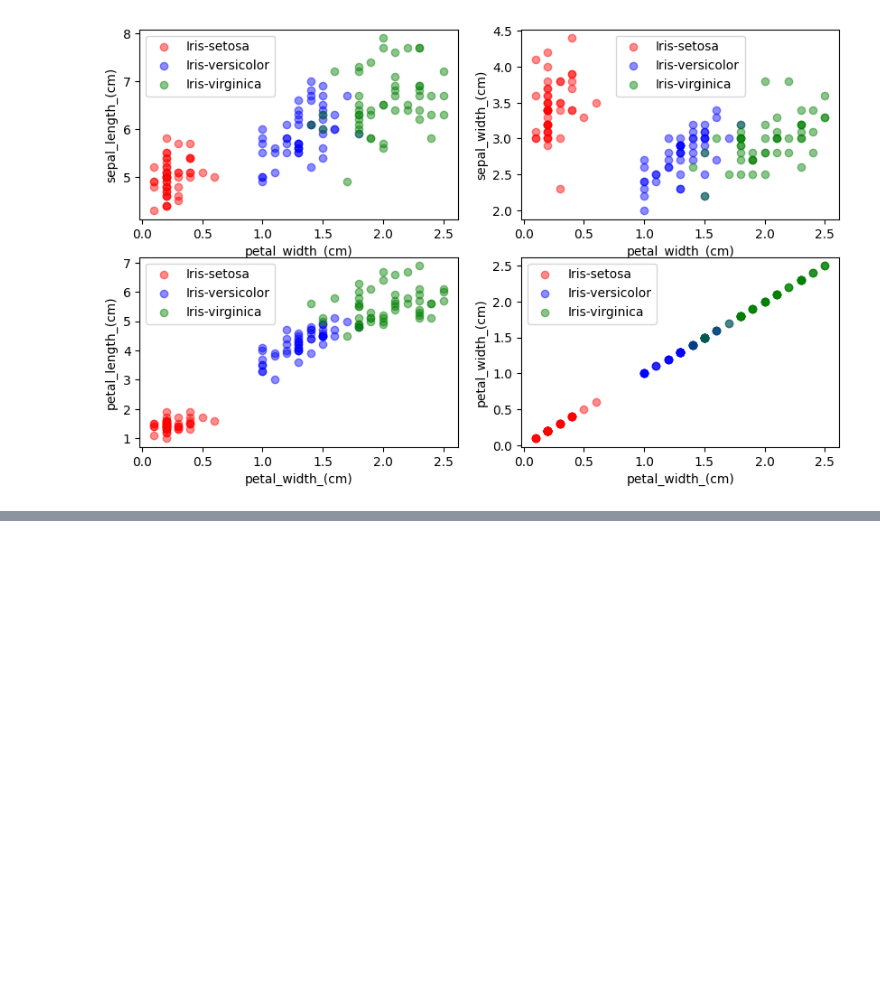
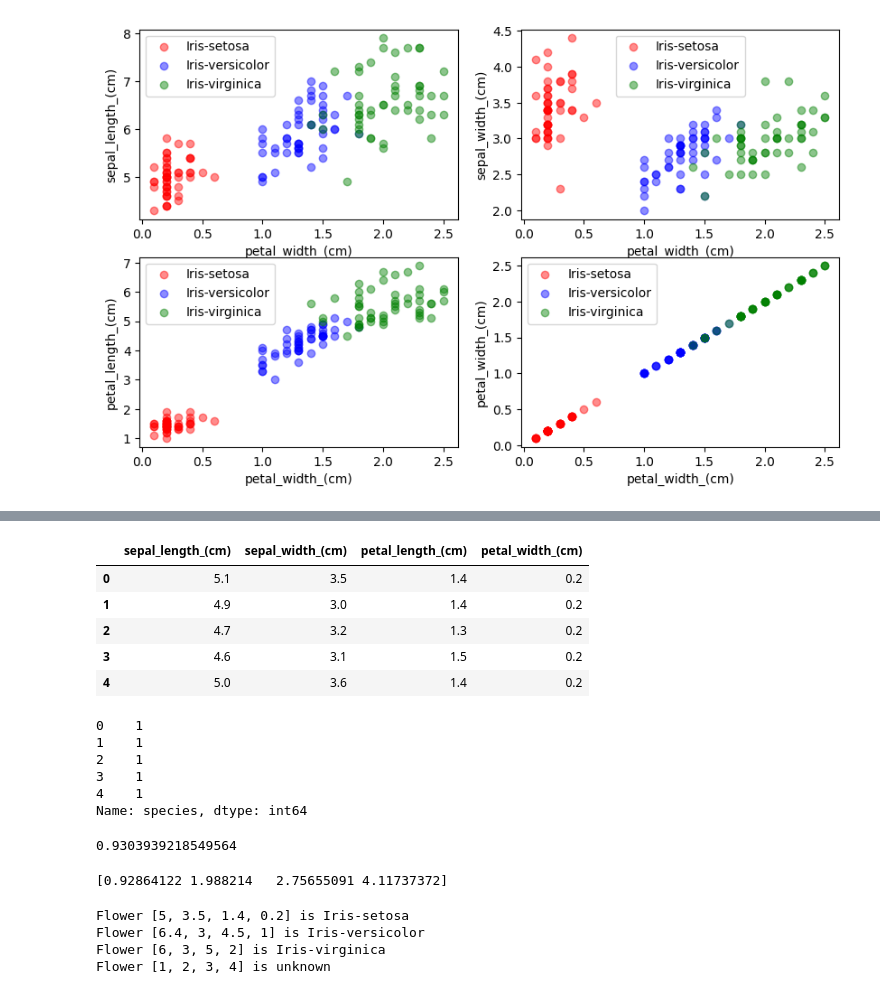
Before and after one commit to tomkor96/uczenie_maszynowe_w_pythonie, a Jupyter notebook: 01_podstawy_teoretyczne/01_iris_lab.ipynb, the cells around one changed output, grey strips where cells are left out. Cells and saved outputs as stored; diff of their text form; code cells hidden in the pictures; blank space fills up the shorter version.

```diff
--- a/01_podstawy_teoretyczne/01_iris_lab.ipynb
+++ b/01_podstawy_teoretyczne/01_iris_lab.ipynb
@@ -154,0 +154,61 @@ sns.pairplot(df, hue="species")
+# %%
+from sklearn.linear_model import LinearRegression
+
+X = df.iloc[:, :4] # X  (lub X_train) to znane cechy próbki
+y = df.loc[:, 'species'] # y (lub y_train) to przypisane tym próbkom etykiety
+
+categories = {'Iris-setosa': 1, 'Iris-versicolor': 2, 'Iris-virginica': 3}
+y = y.apply(lambda x: categories[x])
+
+X.head()
+# %% [output]
+|  | sepal_length_(cm) | sepal_width_(cm) | petal_length_(cm) | petal_width_(cm) |
+| 0 | 5.1 | 3.5 | 1.4 | 0.2 |
+| 1 | 4.9 | 3.0 | 1.4 | 0.2 |
+| 2 | 4.7 | 3.2 | 1.3 | 0.2 |
+| 3 | 4.6 | 3.1 | 1.5 | 0.2 |
+| 4 | 5.0 | 3.6 | 1.4 | 0.2 |
+# %%
+y.head()
+# %% [output]
+0    1
+1    1
+2    1
+3    1
+4    1
+Name: species, dtype: int64
+# %%
+lr = LinearRegression()
+lr.fit(X, y)
+lr.score(X, y)
+# %% [output]
+0.9303939218549564
+# %%
+iris_1 = [5, 3.5, 1.4, 0.2]
+iris_2 = [6.4, 3, 4.5, 1]
+iris_3 = [6, 3, 5, 2]
+other = [1, 2, 3, 4]
+
+flowers = [iris_1, iris_2, iris_3, other]
+
+species_predict = lr.predict(flowers)
+print(species_predict)
+# %% [output]
+[0.92864122 1.988214   2.75655091 4.11737372]
+# %%
+# zmiana wartości ciągłych na dyskretne (ciągłe to np. cena, pojemność akumulatora itp.)
+# dyskretne to takie, którym da się przypisać konkretne kategorie np. oceny w szkole
+for f, s in zip(flowers, species_predict):
+    if round(s) == 1:
+        print(f'Flower {f} is Iris-setosa')
+    elif round(s) == 2:
+        print(f'Flower {f} is Iris-versicolor')
+    elif round(s) == 3:
+        print(f'Flower {f} is Iris-virginica')
+    else:
+        print(f'Flower {f} is unknown')
+# %% [output]
+Flower [5, 3.5, 1.4, 0.2] is Iris-setosa
+Flower [6.4, 3, 4.5, 1] is Iris-versicolor
+Flower [6, 3, 5, 2] is Iris-virginica
+Flower [1, 2, 3, 4] is unknown
```
Also changed, not shown: parts of 2 cells of this notebook, 2 other files.
